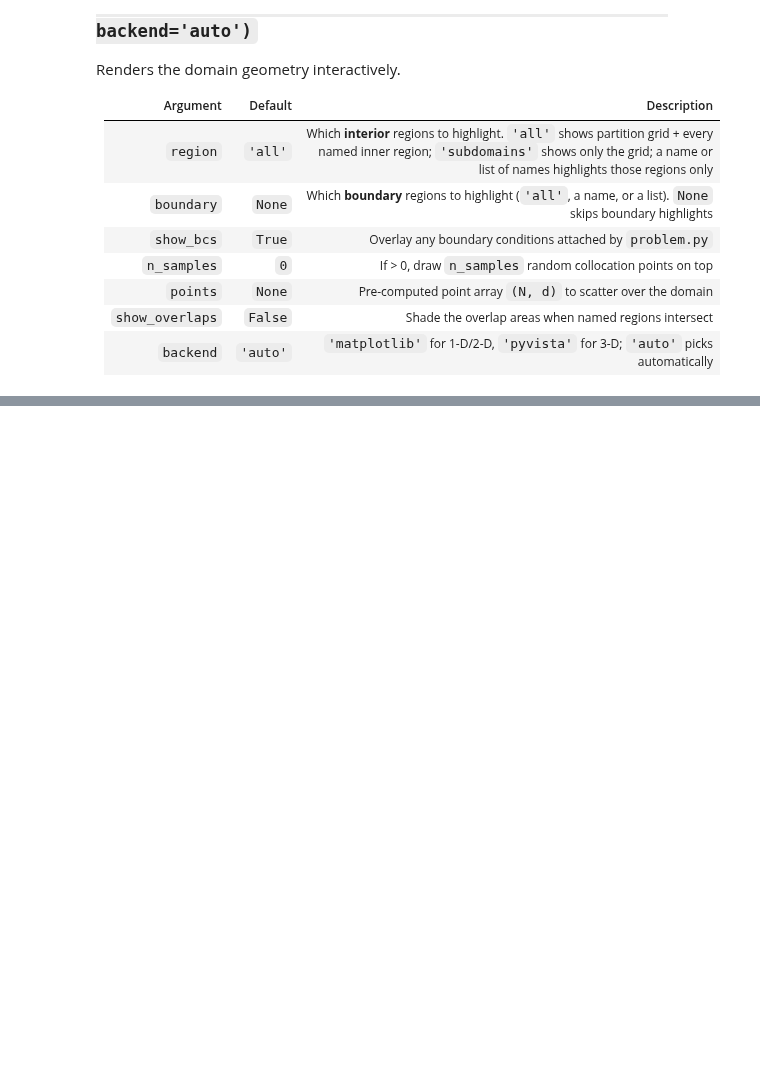
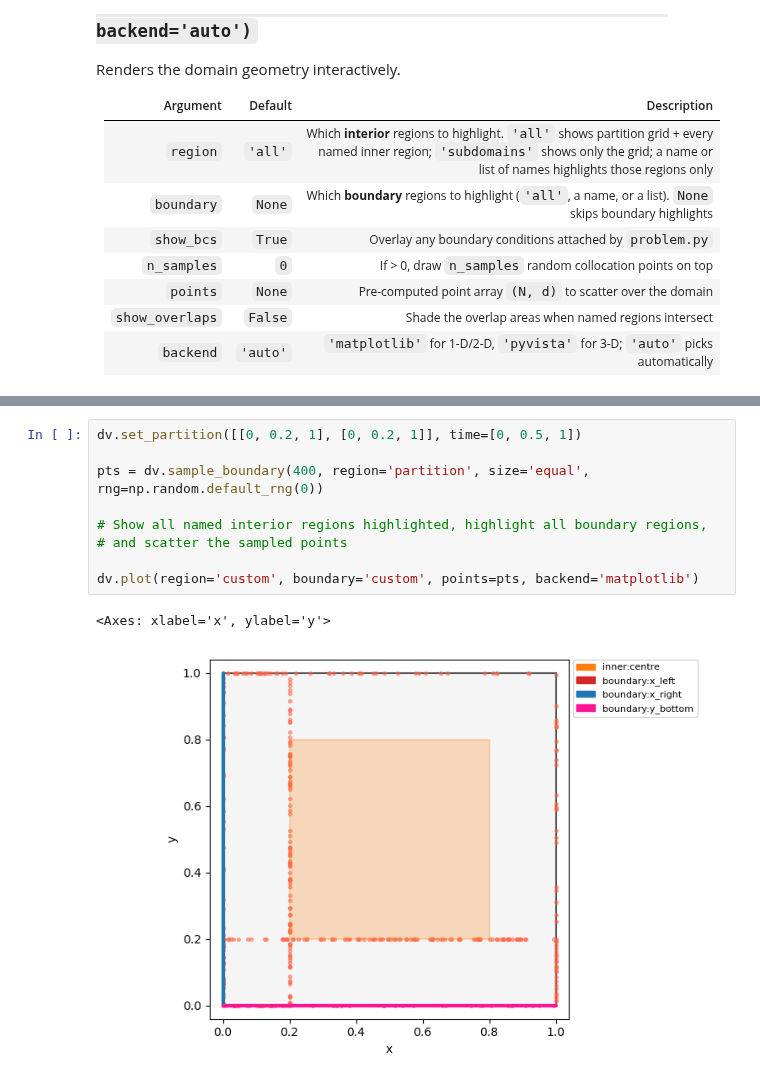
Before and after one commit to gatocor/pinn_models, a Jupyter notebook: examples/domain_cubic.ipynb, the cells around one changed output, grey strips where cells are left out. Cells and saved outputs as stored; diff of their text form; blank space fills up the shorter version.

```diff
--- a/examples/domain_cubic.ipynb
+++ b/examples/domain_cubic.ipynb
@@ -359,0 +360,12 @@ dv.plot(region='all', boundary='all', points=pts, backend='matplotlib')
+# %%
+dv.set_partition([[0, 0.2, 1], [0, 0.2, 1]], time=[0, 0.5, 1])
+
+pts = dv.sample_boundary(400, region='partition', size='equal', rng=np.random.default_rng(0))
+
+# Show all named interior regions highlighted, highlight all boundary regions,
+# and scatter the sampled points
+
+dv.plot(region='custom', boundary='custom', points=pts, backend='matplotlib')
+# %% [output]
+<Axes: xlabel='x', ylabel='y'>
+[figure, added]
```
Also changed, not shown: parts of 2 cells of this notebook, 38 other files.
